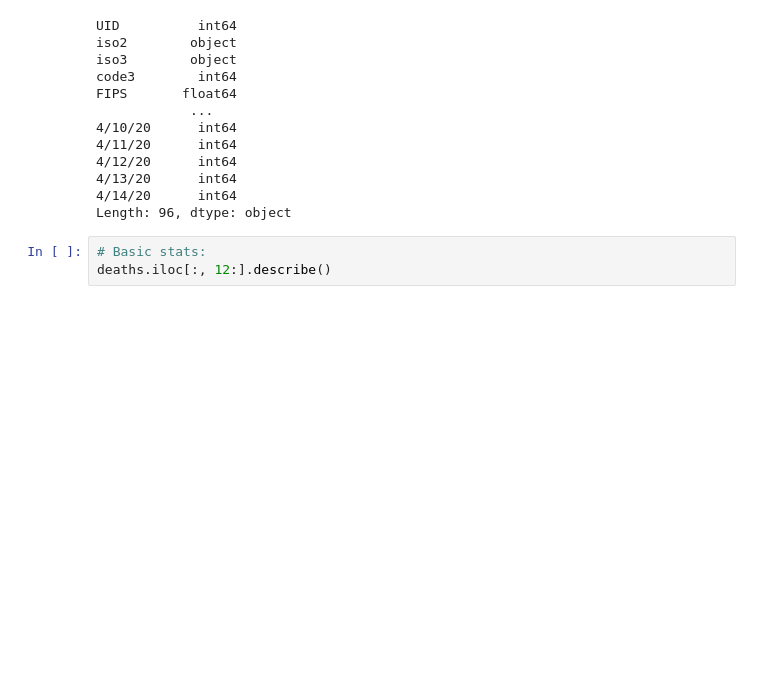
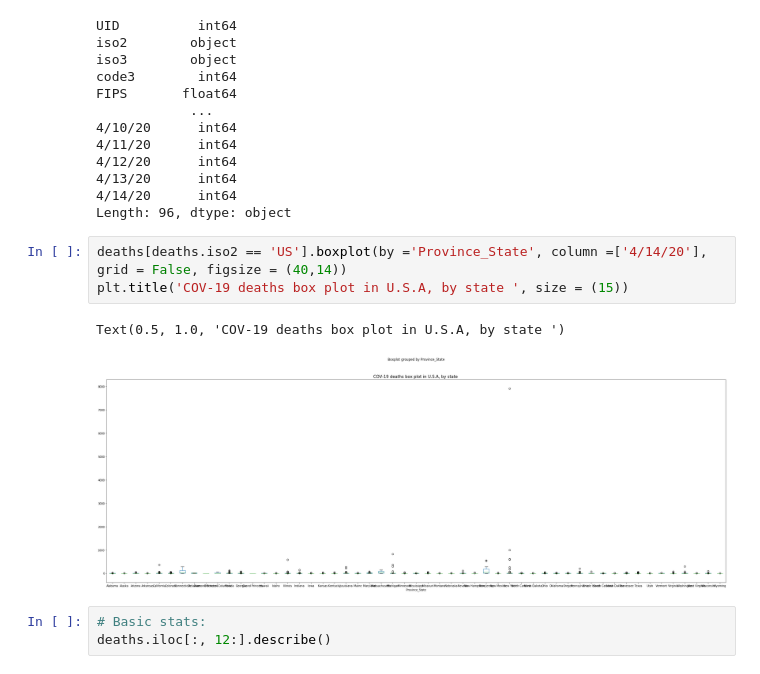
Before and after one commit to AlanniaSadikov/COVID-19, a Jupyter notebook: Analyzing COVID-19 deaths in U.S.A .ipynb, the cells around one changed output. Saved outputs shown, nothing was run; the diff lists cells and outputs as text; blank space fills up the shorter version.

```diff
--- a/Analyzing COVID-19 deaths in U.S.A .ipynb
+++ b/Analyzing COVID-19 deaths in U.S.A .ipynb
@@ -75,6 +74,12 @@ FIPS       float64
 4/13/20      int64
 4/14/20      int64
 Length: 96, dtype: object
+# %%
+deaths[deaths.iso2 == 'US'].boxplot(by ='Province_State', column =['4/14/20'], grid = False, figsize = (40,14))
+plt.title('COV-19 deaths box plot in U.S.A, by state ', size = (15))
+# %% [output]
+Text(0.5, 1.0, 'COV-19 deaths box plot in U.S.A, by state ')
+[figure, added]
 # %%
 # Basic stats:
 deaths.iloc[:, 12:].describe()
```
Also changed, not shown: parts of 8 cells of this notebook.
